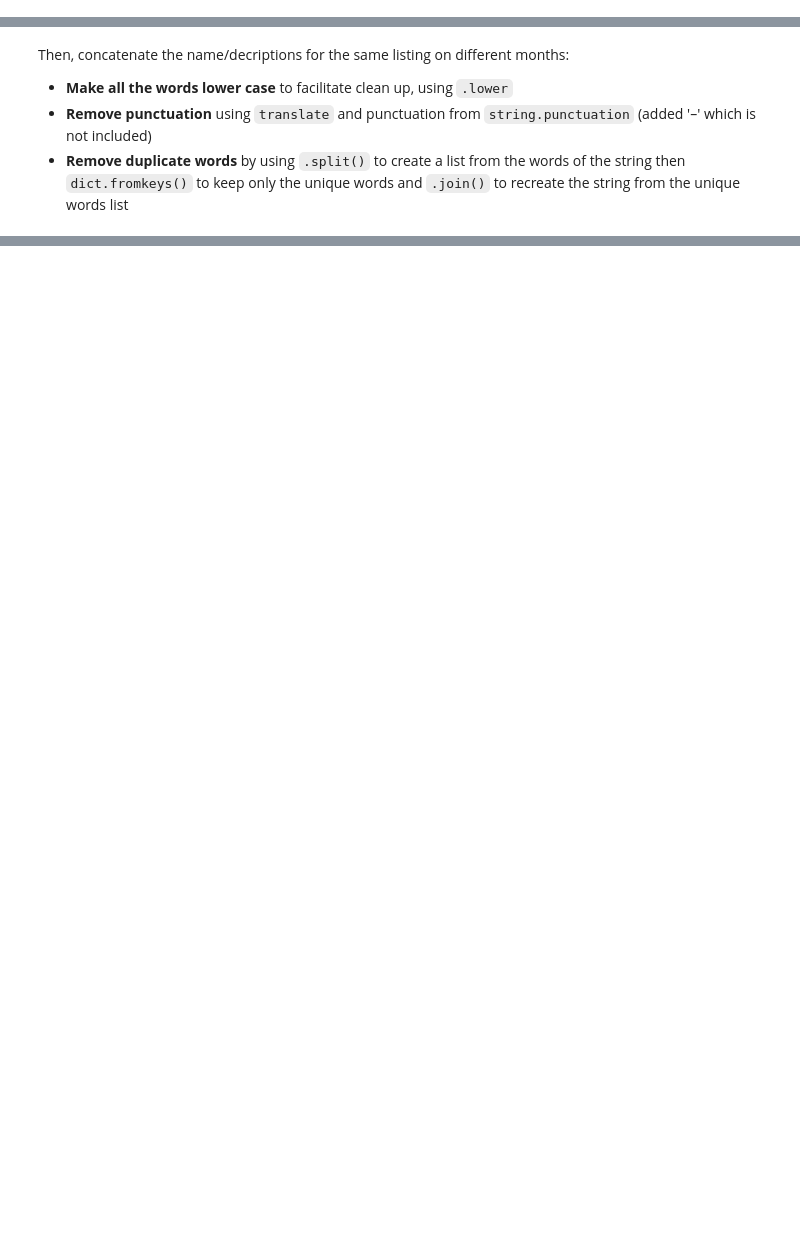
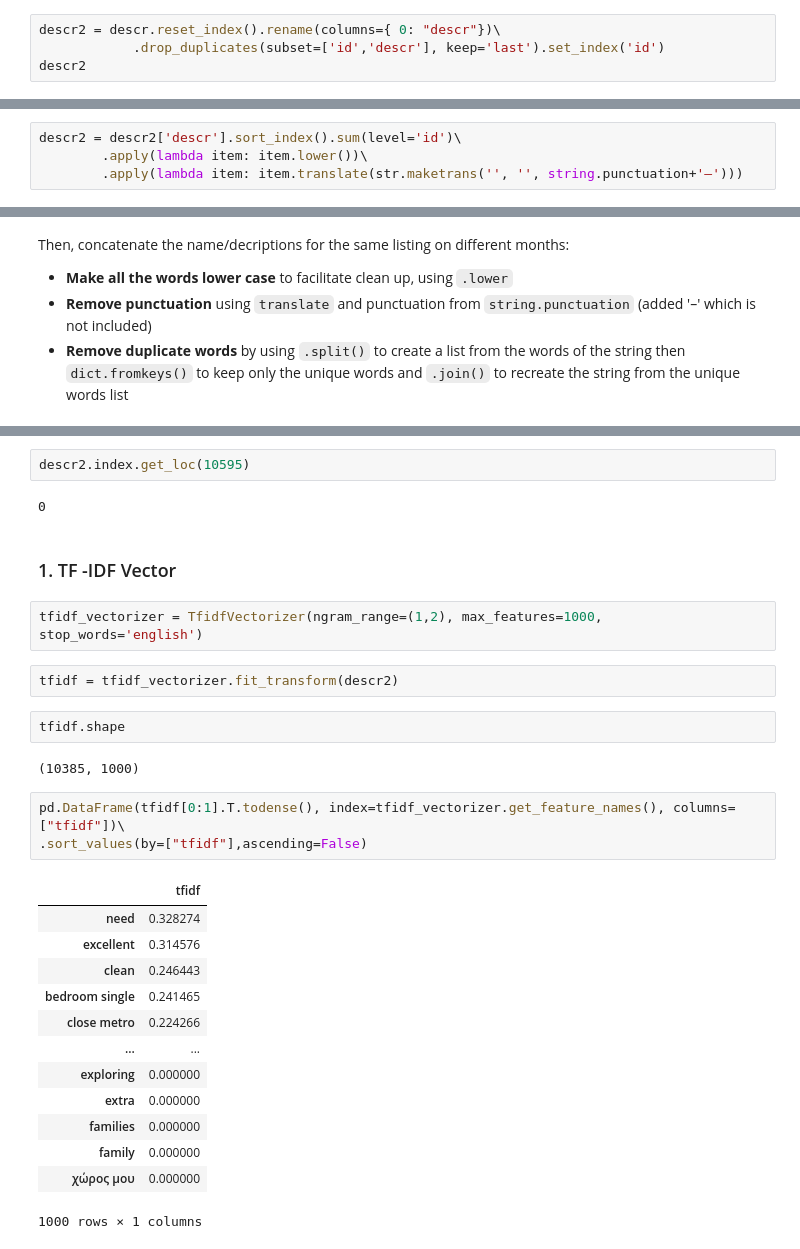
Before and after one commit to mar-fritz/data-mining-assignment-1, a Jupyter notebook: ergasia1.ipynb, the cells around one changed output, grey strips where cells are left out. Saved outputs shown, nothing was run; the diff lists cells and outputs as text; blank space fills up the shorter version.

Commit message:
Added TF-IDF Vector, Cos similarity and recommend function

```diff
--- a/ergasia1.ipynb
+++ b/ergasia1.ipynb
@@ -567,0 +574,4 @@ Length: 28122, dtype: object
+# %%
+descr2 = descr.reset_index().rename(columns={ 0: "descr"})\
+            .drop_duplicates(subset=['id','descr'], keep='last').set_index('id')
+descr2
@@ -567,0 +592,4 @@ Length: 28122, dtype: object
+# %%
+descr2 = descr2['descr'].sort_index().sum(level='id')\
+        .apply(lambda item: item.lower())\
+        .apply(lambda item: item.translate(str.maketrans('', '', string.punctuation+'–')))
@@ -584,0 +626,31 @@ d[10595]
+# %%
+descr2.index.get_loc(10595)
+# %% [output]
+0
+# %% [markdown]
+### 1. TF -IDF Vector
+# %%
+tfidf_vectorizer = TfidfVectorizer(ngram_range=(1,2), max_features=1000,  stop_words='english')
+# %%
+tfidf = tfidf_vectorizer.fit_transform(descr2)
+# %%
+tfidf.shape
+# %% [output]
+(10385, 1000)
+# %%
+pd.DataFrame(tfidf[0:1].T.todense(), index=tfidf_vectorizer.get_feature_names(), columns=["tfidf"])\
+.sort_values(by=["tfidf"],ascending=False)
+# %% [output]
+|  | tfidf |
+| need | 0.328274 |
+| excellent | 0.314576 |
+| clean | 0.246443 |
+| bedroom single | 0.241465 |
+| close metro | 0.224266 |
+| ... | ... |
+| exploring | 0.000000 |
+| extra | 0.000000 |
+| families | 0.000000 |
+| family | 0.000000 |
+| χώρος μου | 0.000000 |
+1000 rows × 1 columns
```
Also changed, not shown: parts of 20 cells of this notebook.
